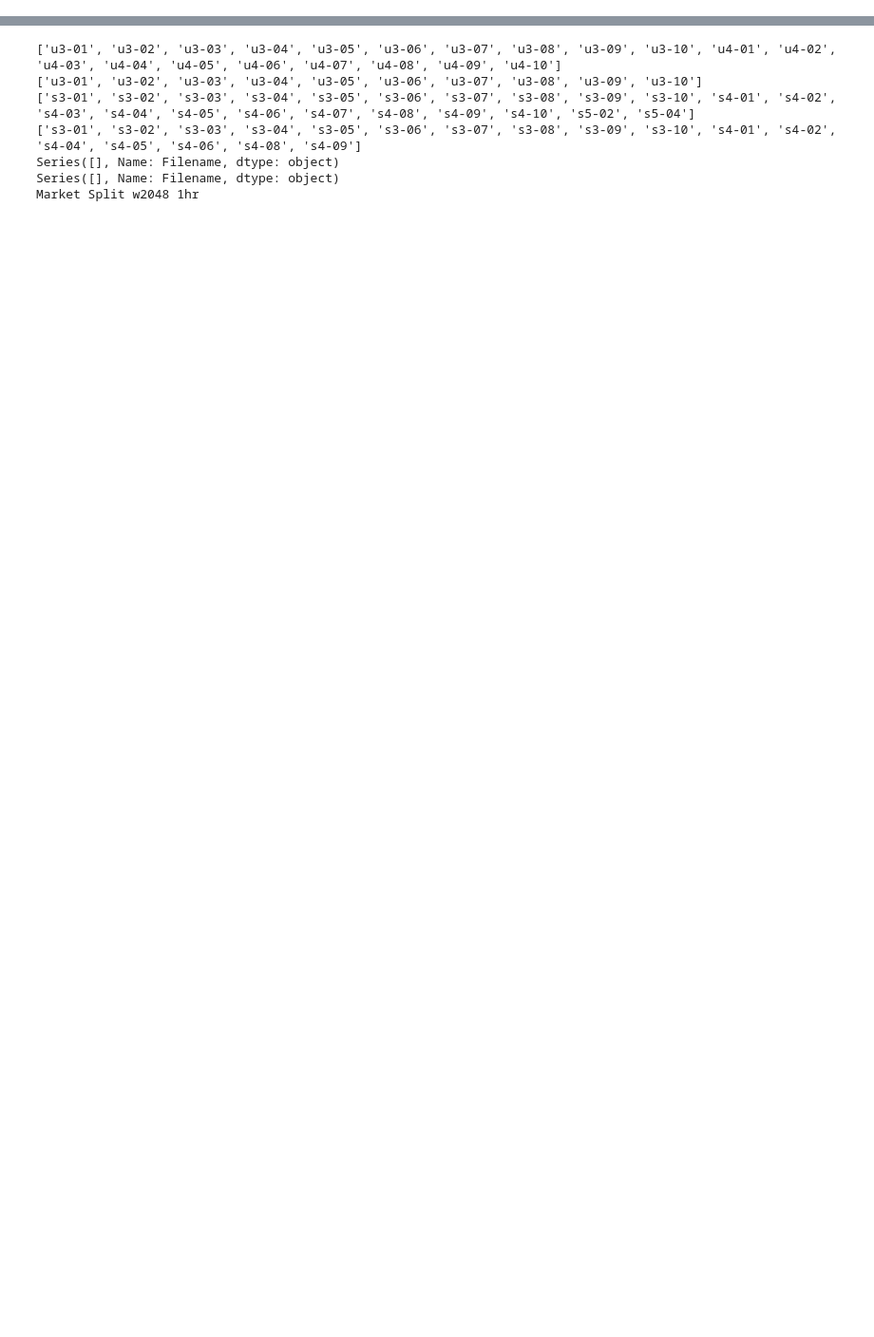
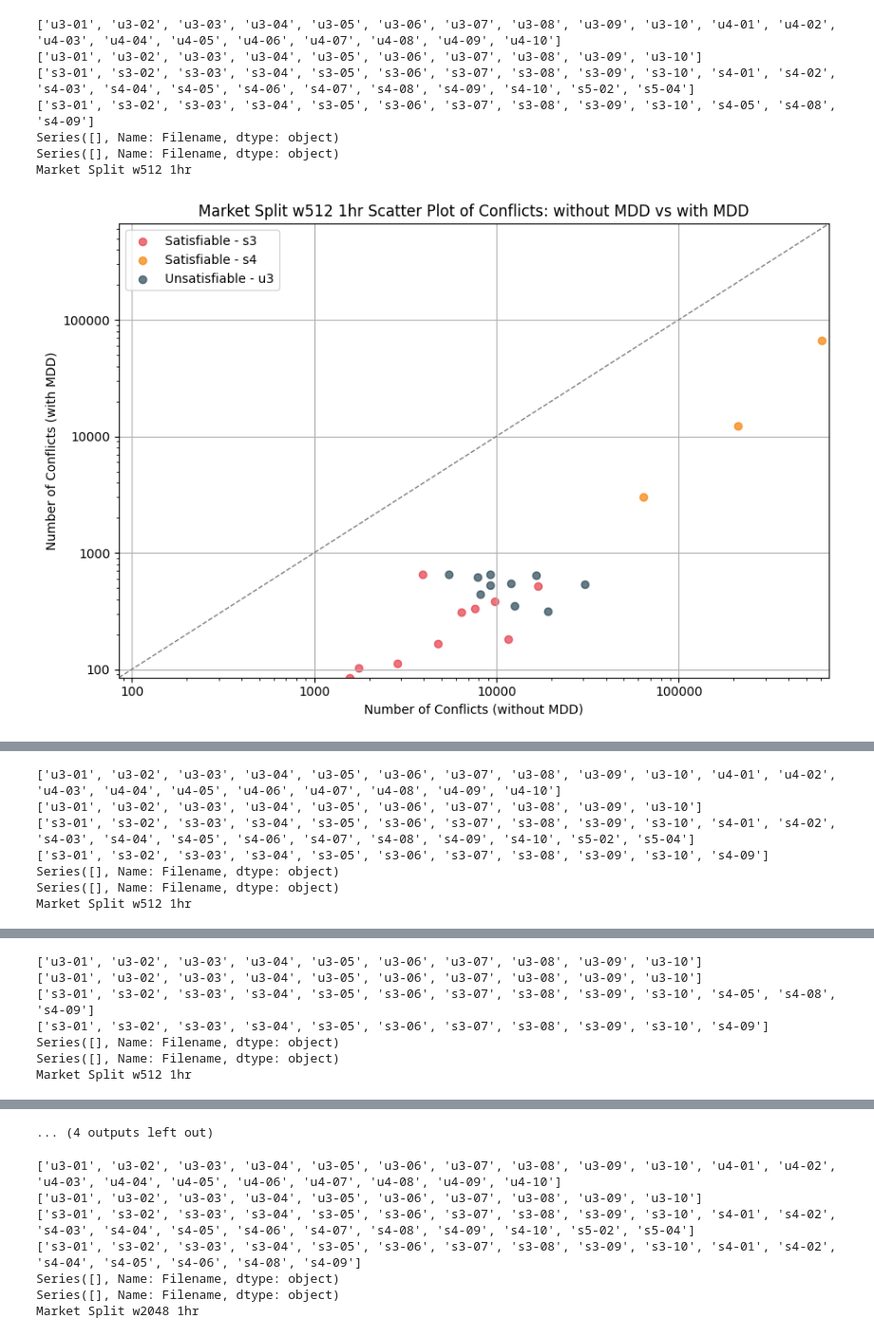
Before and after one commit to kaijenlee/PumpkinMDD, a Jupyter notebook: experiments/plot.ipynb, the cells around one changed output, grey strips where cells are left out. Shown at 95% size. Cells and saved outputs as stored; diff of their text form; code cells hidden in the pictures; blank space fills up the shorter version.

Commit message:
update the plot ipynb and upload the plots for w512

```diff
--- a/experiments/plot.ipynb
+++ b/experiments/plot.ipynb
@@ -243,3 +243,26 @@ plot_conflicts_and_nogoods(file_2048_with_mdd, file_2048_with_mdd_srv,'with MDD'
 file_2048_with_mdd_srv = 'experiment_1_maxwidth_2048/qcp_srv.csv'
 file_2048_with_mdd_srv_branchfirst = 'experiment_srv_branch_first_w2048/qcp_srv_branch_first.csv'
 plot_conflicts_and_nogoods(file_2048_with_mdd_srv, file_2048_with_mdd_srv_branchfirst,'with MDD + SRV', 'with MDD + SRV + branch SRV first', 'QCP', (9,6))
+# %%
+## Market Split w512 1hr run
+file_2048 = 'experiment_w512_1hr/marketsplit_dd_disabled.csv'
+file_2048_with_mdd = 'experiment_w512_1hr/marketsplit_dd_enabled.csv'
+plot_conflicts_and_nogoods(file_2048, file_2048_with_mdd,'without MDD', 'with MDD', 'Market Split w512 1hr', (9,6))
+file_2048 = 'experiment_w512_1hr/marketsplit_dd_disabled.csv'
+file_2048_with_mdd_srv = 'experiment_w512_1hr/marketsplit_srv.csv'
+plot_conflicts_and_nogoods(file_2048, file_2048_with_mdd_srv,'without MDD', 'with MDD + SRV', 'Market Split w512 1hr', (9,6))
+file_2048_with_mdd = 'experiment_w512_1hr/marketsplit_dd_enabled.csv'
+file_2048_with_mdd_srv = 'experiment_w512_1hr/marketsplit_srv.csv'
+plot_conflicts_and_nogoods(file_2048_with_mdd, file_2048_with_mdd_srv,'with MDD', 'with MDD + SRV', 'Market Split w512 1hr', (9,6))
+file_2048_with_mdd_srv = 'experiment_w512_1hr/marketsplit_srv.csv'
+file_2048_with_mdd_srv_branchfirst = 'experiment_w512_1hr/marketsplit_srv_branch_first.csv'
+plot_conflicts_and_nogoods(file_2048_with_mdd_srv, file_2048_with_mdd_srv_branchfirst,'with MDD + SRV', 'with MDD + SRV + branch SRV first', 'Market Split w512 1hr', (9,6))
+# %% [output]
+['u3-01', 'u3-02', 'u3-03', 'u3-04', 'u3-05', 'u3-06', 'u3-07', 'u3-08', 'u3-09', 'u3-10', 'u4-01', 'u4-02', 'u4-03', 'u4-04', 'u4-05', 'u4-06', 'u4-07', 'u4-08', 'u4-09', 'u4-10']
+['u3-01', 'u3-02', 'u3-03', 'u3-04', 'u3-05', 'u3-06', 'u3-07', 'u3-08', 'u3-09', 'u3-10']
+['s3-01', 's3-02', 's3-03', 's3-04', 's3-05', 's3-06', 's3-07', 's3-08', 's3-09', 's3-10', 's4-01', 's4-02', 's4-03', 's4-04', 's4-05', 's4-06', 's4-07', 's4-08', 's4-09', 's4-10', 's5-02', 's5-04']
+['s3-01', 's3-02', 's3-03', 's3-04', 's3-05', 's3-06', 's3-07', 's3-08', 's3-09', 's3-10', 's4-05', 's4-08', 's4-09']
+Series([], Name: Filename, dtype: object)
+Series([], Name: Filename, dtype: object)
+Market Split w512 1hr
+[figure, added]
@@ -245,0 +271,7 @@ plot_conflicts_and_nogoods(file_2048_with_mdd_srv, file_2048_with_mdd_srv_branch
+['u3-01', 'u3-02', 'u3-03', 'u3-04', 'u3-05', 'u3-06', 'u3-07', 'u3-08', 'u3-09', 'u3-10', 'u4-01', 'u4-02', 'u4-03', 'u4-04', 'u4-05', 'u4-06', 'u4-07', 'u4-08', 'u4-09', 'u4-10']
+['u3-01', 'u3-02', 'u3-03', 'u3-04', 'u3-05', 'u3-06', 'u3-07', 'u3-08', 'u3-09', 'u3-10']
+['s3-01', 's3-02', 's3-03', 's3-04', 's3-05', 's3-06', 's3-07', 's3-08', 's3-09', 's3-10', 's4-01', 's4-02', 's4-03', 's4-04', 's4-05', 's4-06', 's4-07', 's4-08', 's4-09', 's4-10', 's5-02', 's5-04']
+['s3-01', 's3-02', 's3-03', 's3-04', 's3-05', 's3-06', 's3-07', 's3-08', 's3-09', 's3-10', 's4-09']
+Series([], Name: Filename, dtype: object)
+Series([], Name: Filename, dtype: object)
+Market Split w512 1hr
@@ -245,0 +281,7 @@ plot_conflicts_and_nogoods(file_2048_with_mdd_srv, file_2048_with_mdd_srv_branch
+['u3-01', 'u3-02', 'u3-03', 'u3-04', 'u3-05', 'u3-06', 'u3-07', 'u3-08', 'u3-09', 'u3-10']
+['u3-01', 'u3-02', 'u3-03', 'u3-04', 'u3-05', 'u3-06', 'u3-07', 'u3-08', 'u3-09', 'u3-10']
+['s3-01', 's3-02', 's3-03', 's3-04', 's3-05', 's3-06', 's3-07', 's3-08', 's3-09', 's3-10', 's4-05', 's4-08', 's4-09']
+['s3-01', 's3-02', 's3-03', 's3-04', 's3-05', 's3-06', 's3-07', 's3-08', 's3-09', 's3-10', 's4-09']
+Series([], Name: Filename, dtype: object)
+Series([], Name: Filename, dtype: object)
+Market Split w512 1hr
@@ -246 +291,2 @@ plot_conflicts_and_nogoods(file_2048_with_mdd_srv, file_2048_with_mdd_srv_branch
+... (4 outputs left out)
 # %%
```
Also changed, not shown: parts of 4 cells of this notebook, 23 other files.
